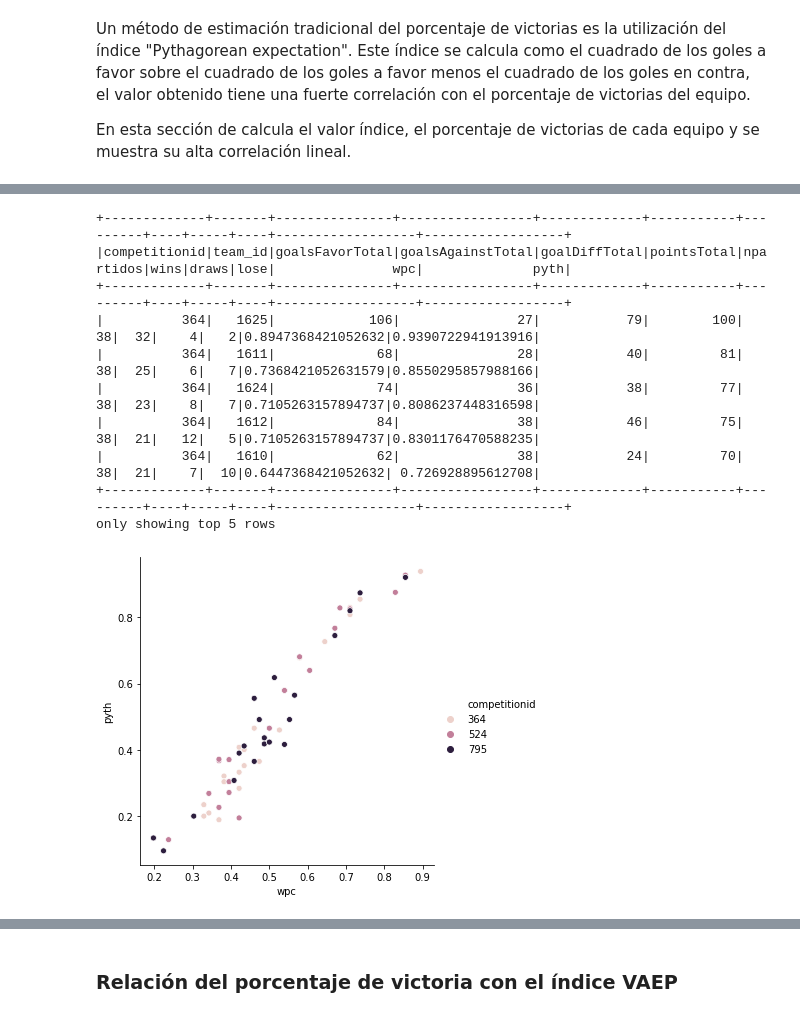
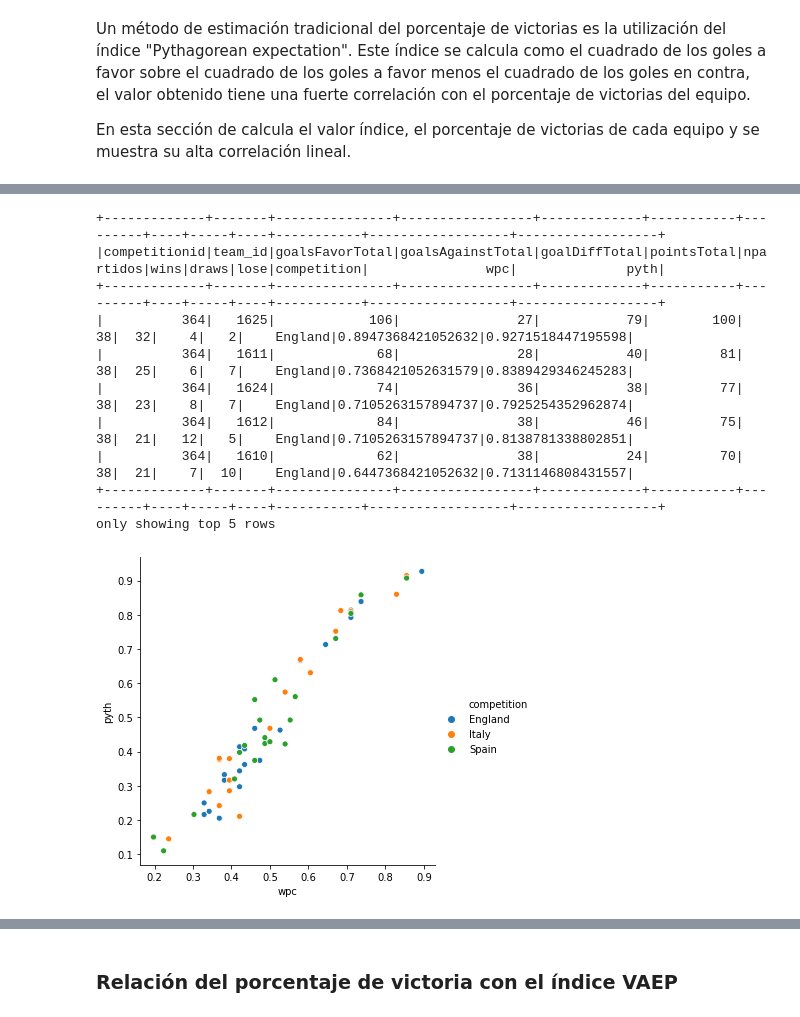
Before and after one commit to mferrad/vaep, a Jupyter notebook: Scripts y visualizaciones/Data Analysis.ipynb, the cells around one changed output, grey strips where cells are left out. Cells and saved outputs as stored; diff of their text form; code cells hidden in the pictures.

```diff
--- a/Scripts y visualizaciones/Data Analysis.ipynb
+++ b/Scripts y visualizaciones/Data Analysis.ipynb
@@ -89,23 +91,23 @@ only showing top 5 rows
 
 
 matchResults=matchResults.withColumn("wpc",(matchResults['wins']+matchResults['draws']*0.5)/matchResults['npartidos'])
-matchResults=matchResults.withColumn("pyth",matchResults['goalsFavorTotal']**2/(matchResults['goalsFavorTotal']**2 + matchResults['goalsAgainstTotal']**2))
+matchResults=matchResults.withColumn("pyth",matchResults['goalsFavorTotal']**1.86/(matchResults['goalsFavorTotal']**1.86 + matchResults['goalsAgainstTotal']**1.86))
 matchResults.show(5)
 # %% [output]
-+-------------+-------+---------------+-----------------+-------------+-----------+---------+----+-----+----+------------------+------------------+
-|competitionid|team_id|goalsFavorTotal|goalsAgainstTotal|goalDiffTotal|pointsTotal|npartidos|wins|draws|lose|               wpc|              pyth|
-+-------------+-------+---------------+-----------------+-------------+-----------+---------+----+-----+----+------------------+------------------+
-|          364|   1625|            106|               27|           79|        100|       38|  32|    4|   2|0.8947368421052632|0.9390722941913916|
-|          364|   1611|             68|               28|           40|         81|       38|  25|    6|   7|0.7368421052631579|0.8550295857988166|
-|          364|   1624|             74|               36|           38|         77|       38|  23|    8|   7|0.7105263157894737|0.8086237448316598|
-|          364|   1612|             84|               38|           46|         75|       38|  21|   12|   5|0.7105263157894737|0.8301176470588235|
-|          364|   1610|             62|               38|           24|         70|       38|  21|    7|  10|0.6447368421052632| 0.726928895612708|
-+-------------+-------+---------------+-----------------+-------------+-----------+---------+----+-----+----+------------------+------------------+
++-------------+-------+---------------+-----------------+-------------+-----------+---------+----+-----+----+-----------+------------------+------------------+
+|competitionid|team_id|goalsFavorTotal|goalsAgainstTotal|goalDiffTotal|pointsTotal|npartidos|wins|draws|lose|competition|               wpc|              pyth|
++-------------+-------+---------------+-----------------+-------------+-----------+---------+----+-----+----+-----------+------------------+------------------+
+|          364|   1625|            106|               27|           79|        100|       38|  32|    4|   2|    England|0.8947368421052632|0.9271518447195598|
+|          364|   1611|             68|               28|           40|         81|       38|  25|    6|   7|    England|0.7368421052631579|0.8389429346245283|
+|          364|   1624|             74|               36|           38|         77|       38|  23|    8|   7|    England|0.7105263157894737|0.7925254352962874|
+|          364|   1612|             84|               38|           46|         75|       38|  21|   12|   5|    England|0.7105263157894737|0.8138781338802851|
+|          364|   1610|             62|               38|           24|         70|       38|  21|    7|  10|    England|0.6447368421052632|0.7131146808431557|
++-------------+-------+---------------+-----------------+-------------+-----------+---------+----+-----+----+-----------+------------------+------------------+
 only showing top 5 rows
 # %%
 # En el siguiente grafico puede apreciarse que el porcentaje de victorias es proporcional al índice
 # para las 3 ligas analizadas.
 
-g=sns.relplot(x="wpc", y="pyth", data=matchResults.toPandas() ,hue='competitionid', legend="full")
+g=sns.relplot(x="wpc", y="pyth", data=matchResults.toPandas() ,hue='competition', legend="full")
 # %% [output]
-[figure, old version]
+[figure, new version]
```
Also changed, not shown: parts of 40 cells of this notebook.
